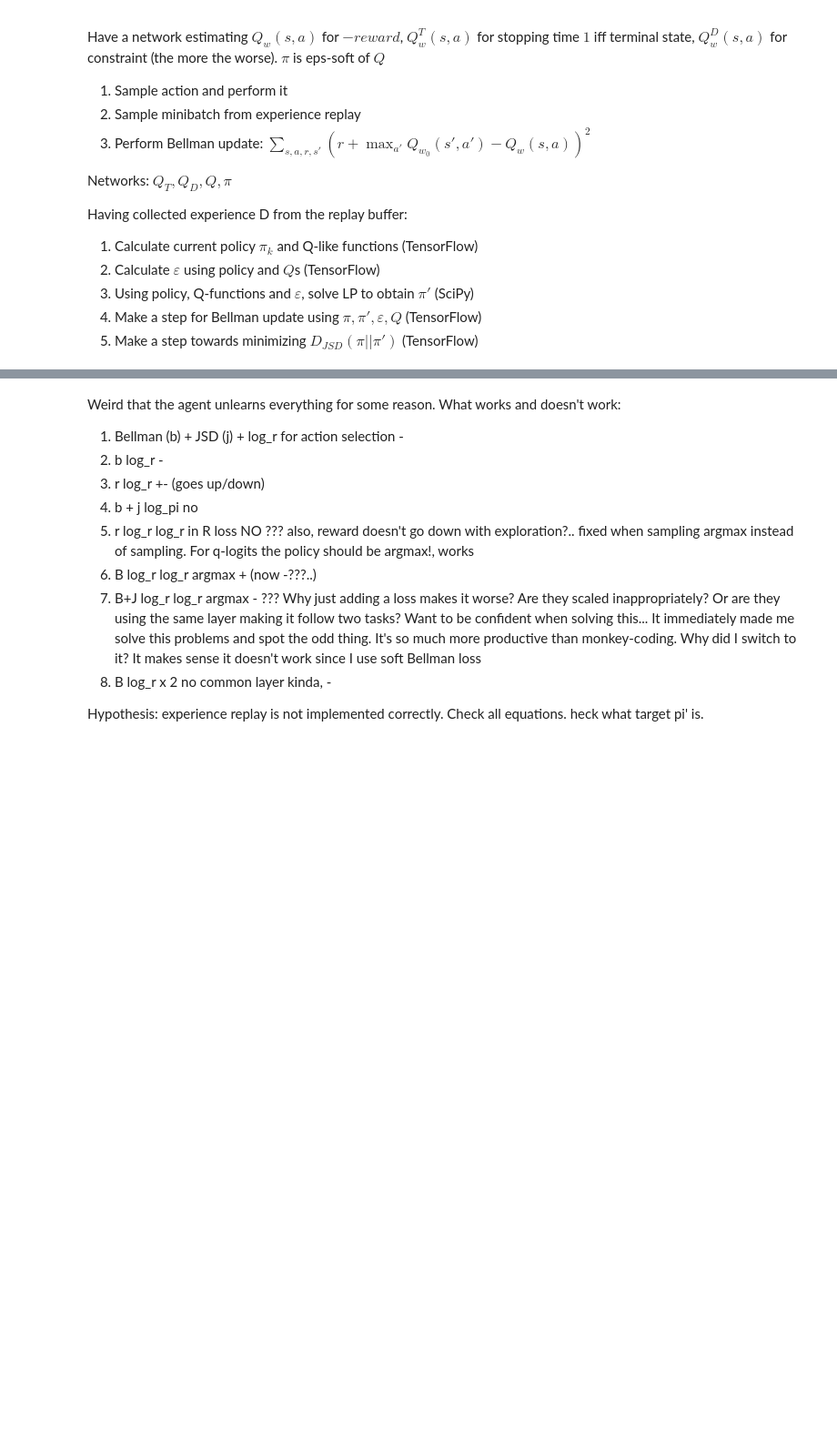
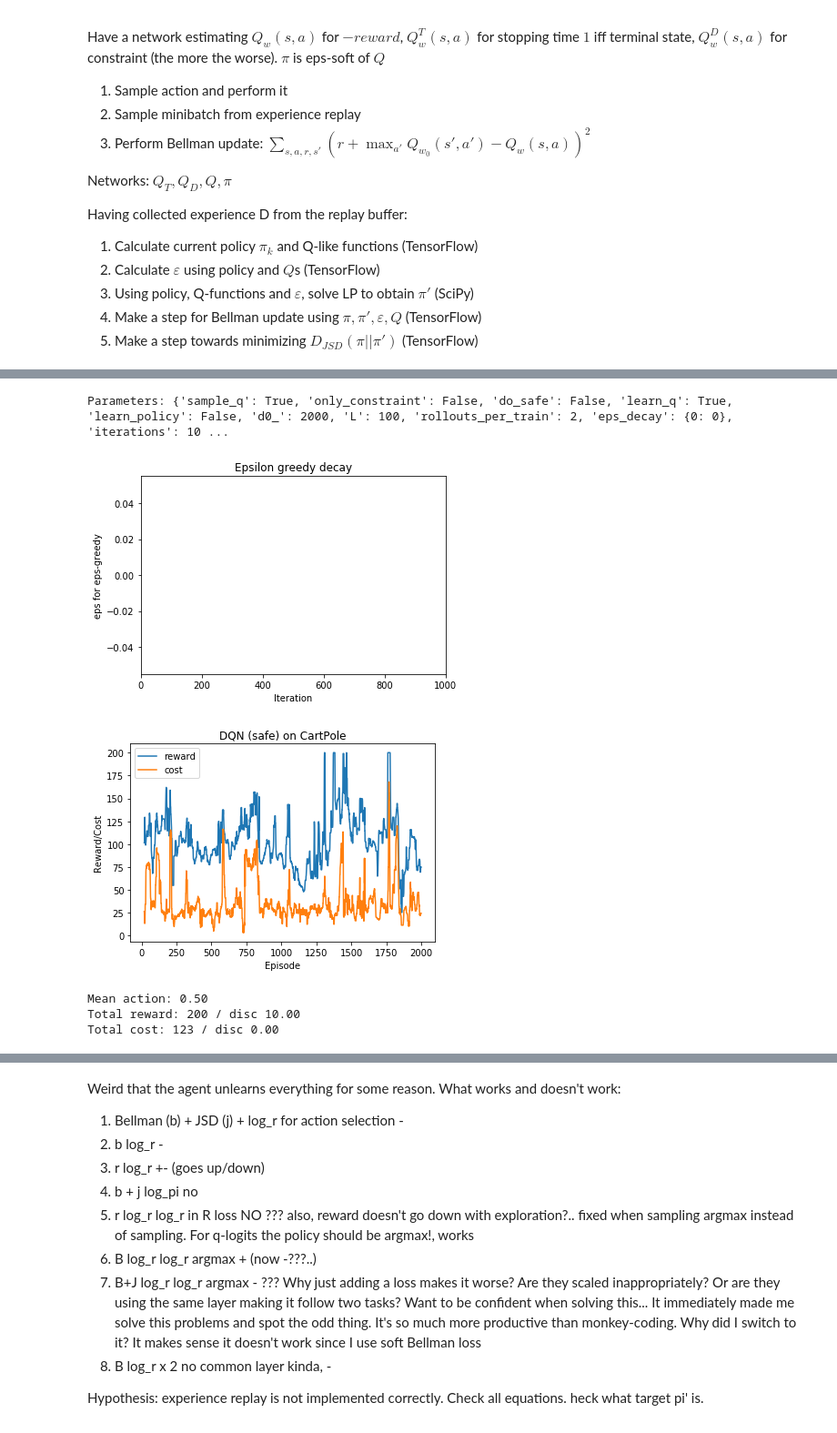
Before and after one commit to sergeivolodin/SafeContinuousStateRL, a Jupyter notebook: cartpole_safety_sdqn.ipynb, the cells around one changed output, grey strips where cells are left out. Shown at 91% size. Drawn from its saved outputs; the diff is of its cells as text; code cells hidden in the pictures; blank space fills up the shorter version.

```diff
--- a/cartpole_safety_sdqn.ipynb
+++ b/cartpole_safety_sdqn.ipynb
@@ -63,0 +62,11 @@ Saved to ./2019-05-29 15:27:51.767545_2.ckpt
+# %%
+# levels out at around 125
+learning_iterations(1000, eps_decay, 2, L = 100, d0_ = 2000, learn_policy = False, learn_q = True, do_safe = False,
+                   only_constraint = False, sample_q = True)
+# %% [output]
+Parameters: {'sample_q': True, 'only_constraint': False, 'do_safe': False, 'learn_q': True, 'learn_policy': False, 'd0_': 2000, 'L': 100, 'rollouts_per_train': 2, 'eps_decay': {0: 0}, 'iterations': 10 ...
+[figure, added]
+[figure, added]
+Mean action: 0.50
+Total reward: 200 / disc 10.00
+Total cost: 123 / disc 0.00
```
Also changed, not shown: parts of 35 cells of this notebook.
